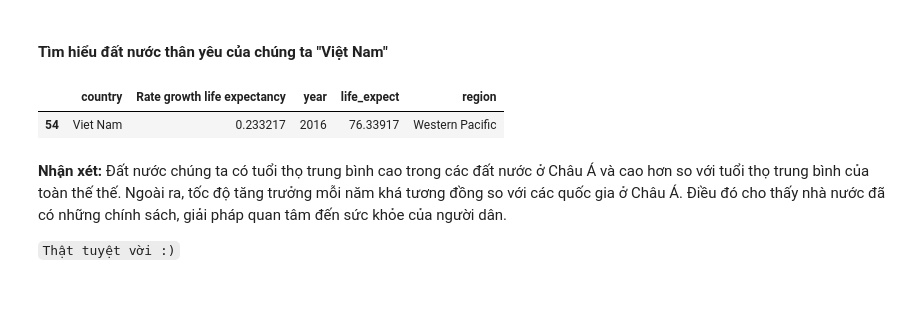
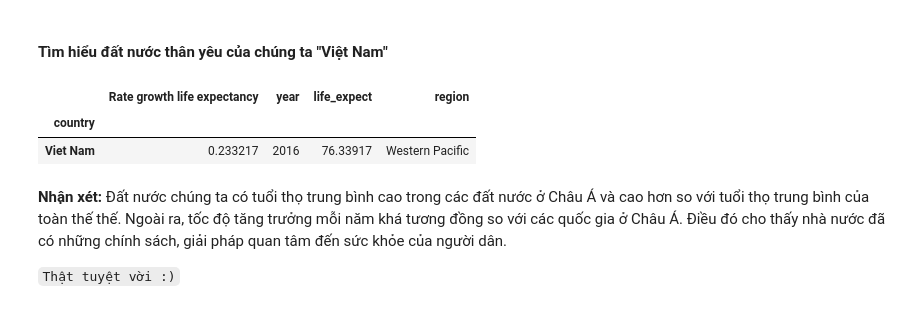
Before and after one commit to XQuyTran/Final_Project_LTKHDL, a Jupyter notebook: Version01-P4DS.ipynb, the cells around one changed output. Saved outputs shown, nothing was run; the diff lists cells and outputs as text; code cells hidden in the pictures.

```diff
--- a/Version01-P4DS.ipynb
+++ b/Version01-P4DS.ipynb
@@ -601,10 +604,11 @@ western_pacific_country[['life_expect','Rate growth life expectancy']].describe(
 # %% [markdown]
 #### Tìm hiểu đất nước thân yêu của chúng ta "Việt Nam"
 # %%
-western_pacific_country[western_pacific_country['country'] == 'Viet Nam']
+western_pacific_country.loc[['Viet Nam'],:]
 # %% [output]
-|  | country | Rate growth life expectancy | year | life_expect | region |
-| 54 | Viet Nam | 0.233217 | 2016 | 76.33917 | Western Pacific |
+|  | Rate growth life expectancy | year | life_expect | region |
+| country |  |  |  |  |
+| Viet Nam | 0.233217 | 2016 | 76.33917 | Western Pacific |
 # %% [markdown]
 **Nhận xét:** Đất nước chúng ta có tuổi thọ trung bình cao trong các đất nước ở Châu Á và cao hơn so với tuổi thọ trung bình của toàn thế thế. Ngoài ra, tốc độ tăng trưởng mỗi năm khá tương đồng so với các quốc gia ở Châu Á. Điều đó cho thấy nhà nước đã có những chính sách, giải pháp quan tâm đến sức khỏe của người dân.
 
```
Also changed, not shown: parts of 43 cells of this notebook.
